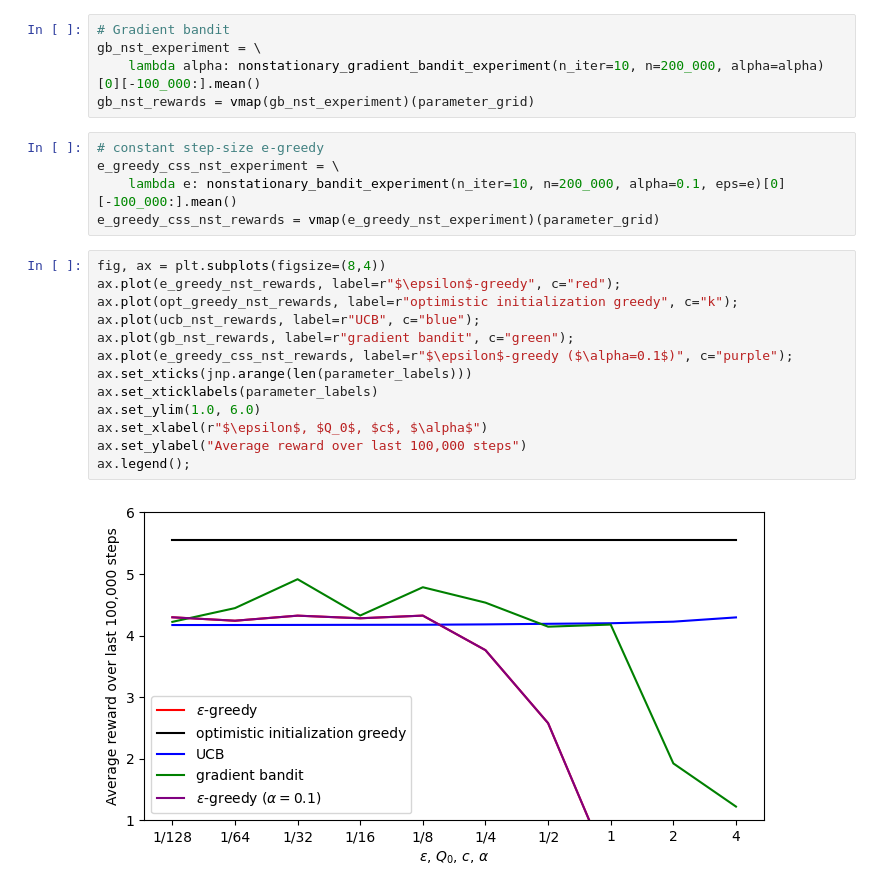
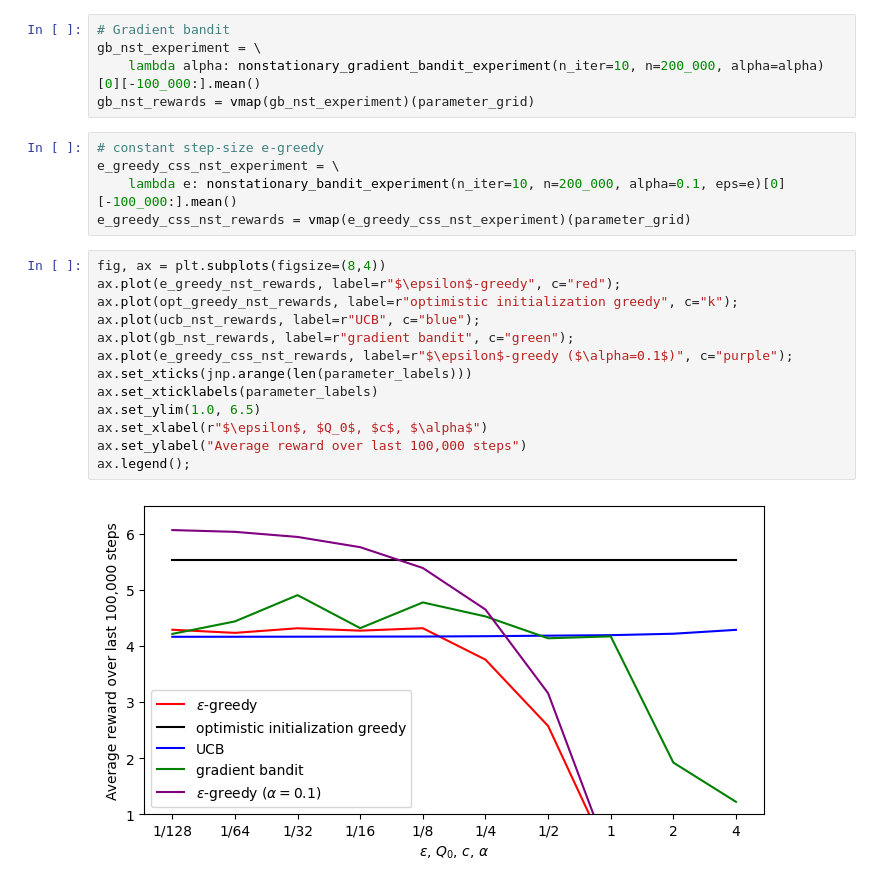
Before and after one commit to petergchang/Sutton-RL-Jax, a Jupyter notebook: Ch2.ipynb, the cells around one changed output. Drawn from its saved outputs; the diff is of its cells as text.

Commit message:
fix: constant step-size greedy bandit

```diff
--- a/Ch2.ipynb
+++ b/Ch2.ipynb
@@ -471,19 +471,19 @@ gb_nst_rewards = vmap(gb_nst_experiment)(parameter_grid)
 # constant step-size e-greedy
 e_greedy_css_nst_experiment = \
     lambda e: nonstationary_bandit_experiment(n_iter=10, n=200_000, alpha=0.1, eps=e)[0][-100_000:].mean()
-e_greedy_css_nst_rewards = vmap(e_greedy_nst_experiment)(parameter_grid)
+e_greedy_css_nst_rewards = vmap(e_greedy_css_nst_experiment)(parameter_grid)
 # %%
 fig, ax = plt.subplots(figsize=(8,4))
 ax.plot(e_greedy_nst_rewards, label=r"$\epsilon$-greedy", c="red");
 ax.plot(opt_greedy_nst_rewards, label=r"optimistic initialization greedy", c="k");
 ax.plot(ucb_nst_rewards, label=r"UCB", c="blue");
 ax.plot(gb_nst_rewards, label=r"gradient bandit", c="green");
 ax.plot(e_greedy_css_nst_rewards, label=r"$\epsilon$-greedy ($\alpha=0.1$)", c="purple");
 ax.set_xticks(jnp.arange(len(parameter_labels)))
 ax.set_xticklabels(parameter_labels)
-ax.set_ylim(1.0, 6.0)
+ax.set_ylim(1.0, 6.5)
 ax.set_xlabel(r"$\epsilon$, $Q_0$, $c$, $\alpha$")
 ax.set_ylabel("Average reward over last 100,000 steps")
 ax.legend();
 # %% [output]
-[figure, old version]
+[figure, new version]
```
